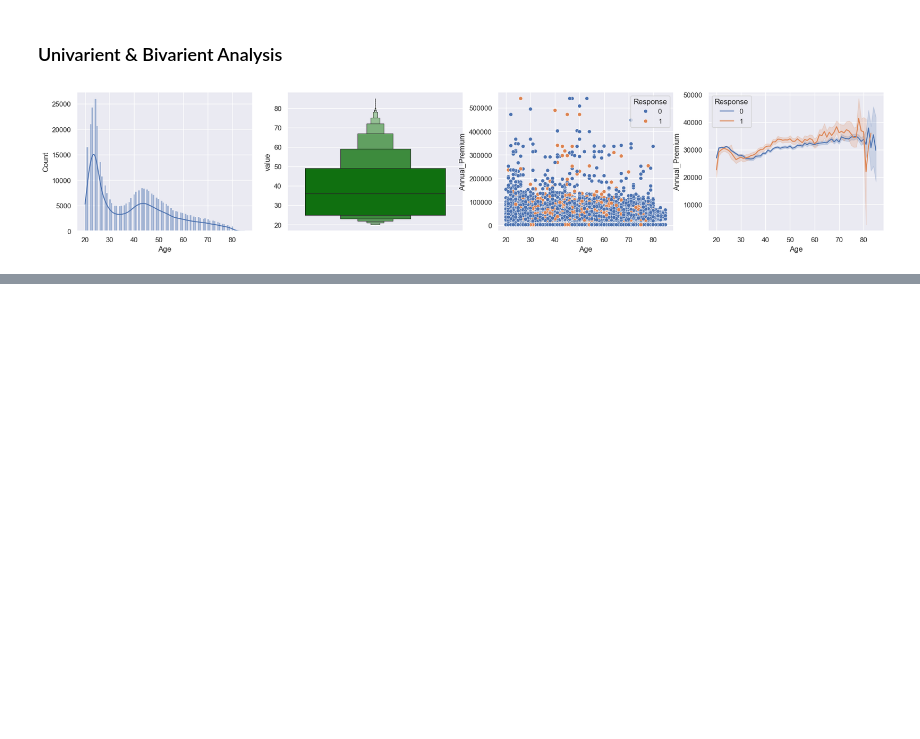
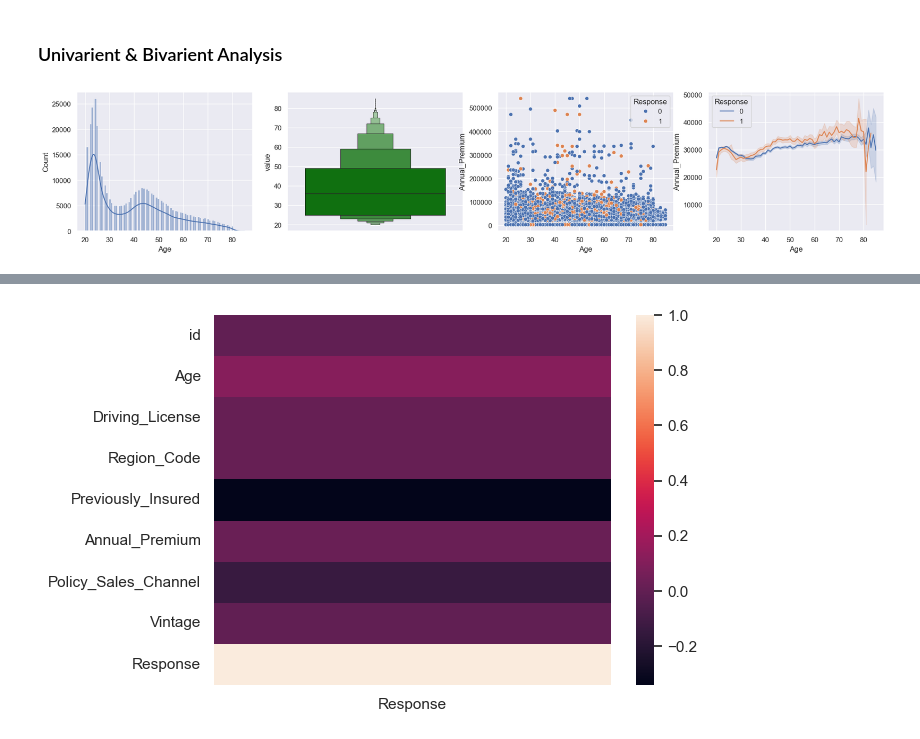
Before and after one commit to saifghostrider454/VehicleInsurancePrediction, a Jupyter notebook: EDA/eda.ipynb, the cells around one changed output, grey strips where cells are left out. Cells and saved outputs as stored; diff of their text form; code cells hidden in the pictures; blank space fills up the shorter version.

```diff
--- a/EDA/eda.ipynb
+++ b/EDA/eda.ipynb
@@ -118,0 +298,3 @@ plt.show()
+# %%
+corr = pd.DataFrame(dataframe.select_dtypes(exclude=object).corr()['Response'])
+corr
@@ -118,0 +312,8 @@ plt.show()
+# %%
+sns.heatmap(corr)
+
+plt.savefig('Correlation.png')
+# Show the plot
+plt.show()
+# %% [output]
+[figure, added]
```
Also changed, not shown: parts of 13 cells of this notebook, 6 other files.
